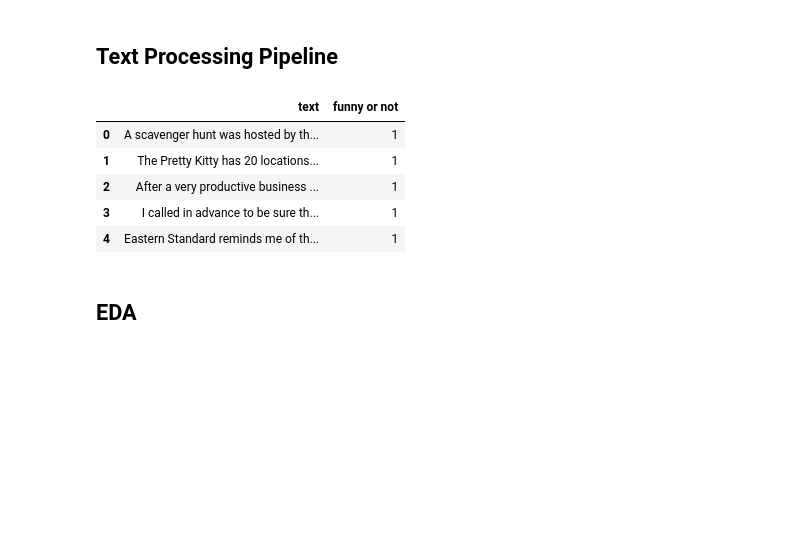
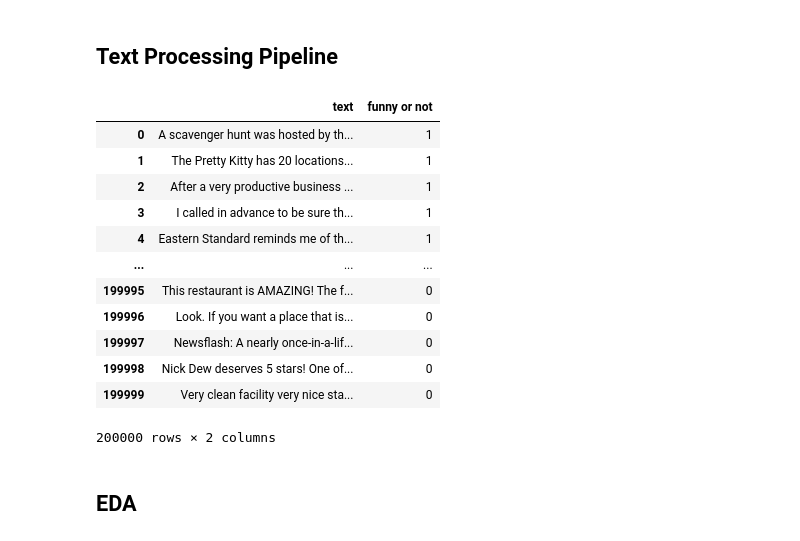
Before and after one commit to kelly-zhao/Predicting-Humor-in-Yelp-Reviews, a Jupyter notebook: reviews.ipynb, the cells around one changed output. Drawn from its saved outputs; the diff is of its cells as text; code cells hidden in the pictures; blank space fills up the shorter version.

```diff
--- a/reviews.ipynb
+++ b/reviews.ipynb
@@ -202,14 +202,21 @@ new_df['funny or not'] = (new_df.funny >= 3).astype(int)
 # %%
 new_df = new_df.drop(columns ='funny')
 # %%
-new_df.head()
+new_df
 # %% [output]
 |  | text | funny or not |
 | 0 | A scavenger hunt was hosted by th... | 1 |
 | 1 | The Pretty Kitty has 20 locations... | 1 |
 | 2 | After a very productive business ... | 1 |
 | 3 | I called in advance to be sure th... | 1 |
 | 4 | Eastern Standard reminds me of th... | 1 |
+| ... | ... | ... |
+| 199995 | This restaurant is AMAZING! The f... | 0 |
+| 199996 | Look. If you want a place that is... | 0 |
+| 199997 | Newsflash: A nearly once-in-a-lif... | 0 |
+| 199998 | Nick Dew deserves 5 stars! One of... | 0 |
+| 199999 | Very clean facility very nice sta... | 0 |
+200000 rows × 2 columns
 # %% [markdown]
 ## EDA ##
 # %%
```
Also changed, not shown: parts of 58 cells of this notebook.
